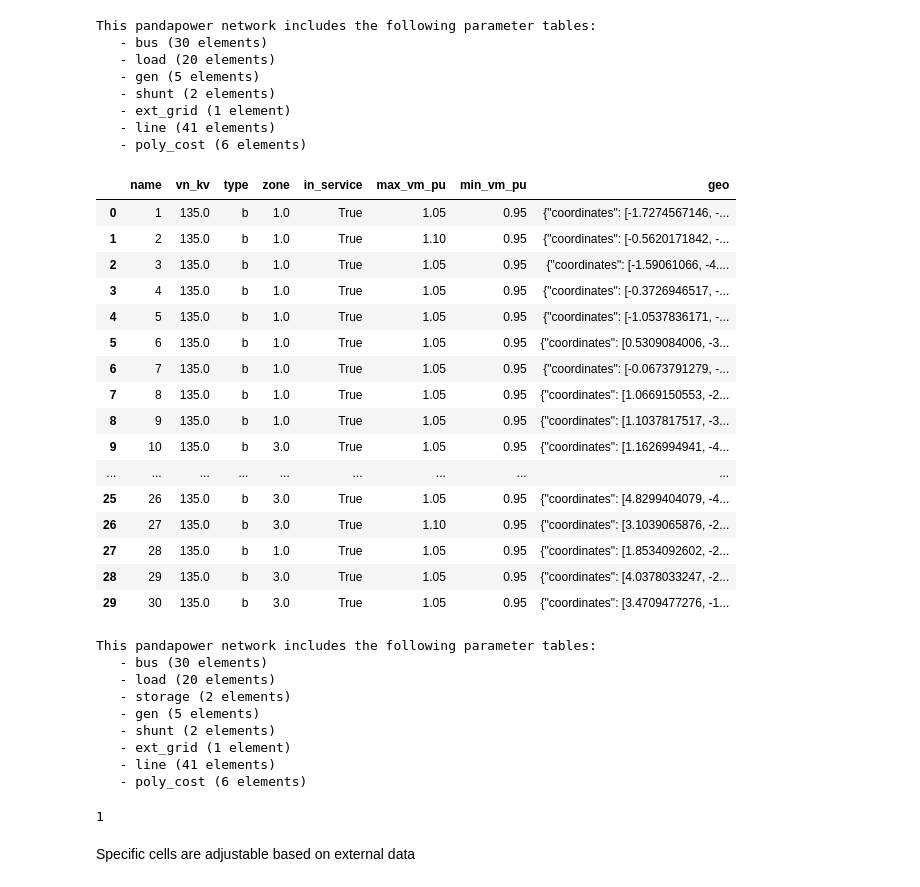
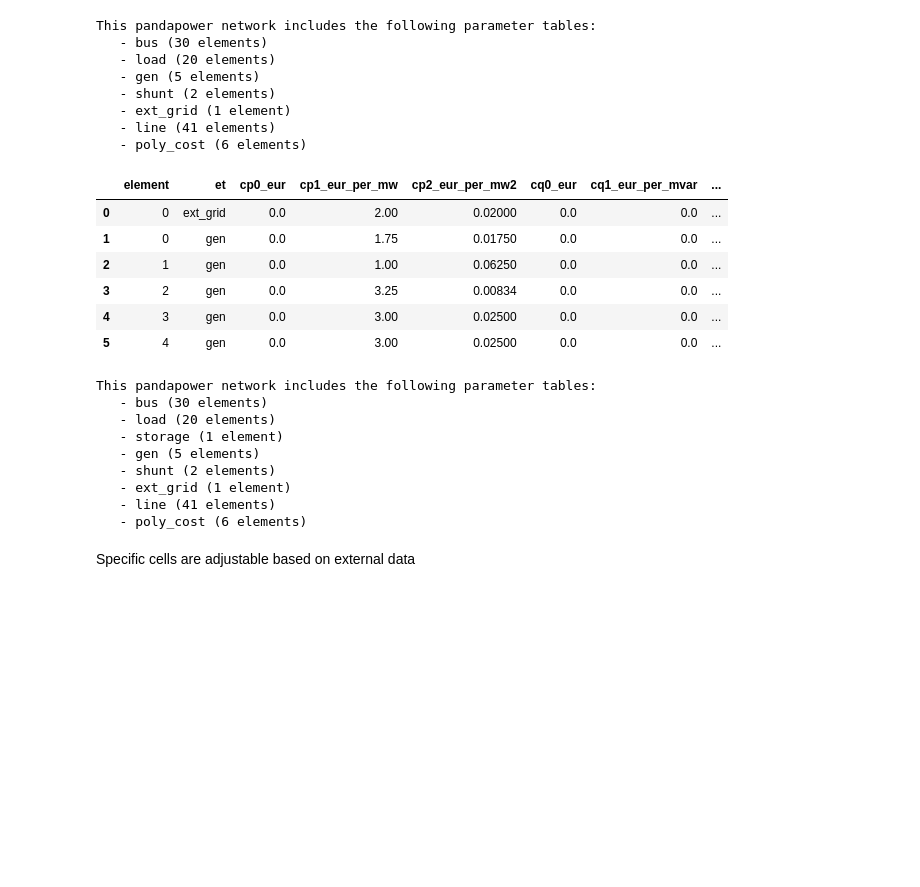
Before and after one commit to viktorcus/idp-grid-stability, a Jupyter notebook: src/gridtest.ipynb, the cells around one changed output. Drawn from its saved outputs; the diff is of its cells as text; code cells hidden in the pictures; blank space fills up the shorter version.

```diff
--- a/src/gridtest.ipynb
+++ b/src/gridtest.ipynb
@@ -53,28 +55,18 @@ This pandapower network includes the following parameter tables:
    - line (41 elements)
    - poly_cost (6 elements)
 # %%
-net.bus
+net.poly_cost
 # %% [output]
-|  | name | vn_kv | type | zone | in_service | max_vm_pu | min_vm_pu | geo |
-| 0 | 1 | 135.0 | b | 1.0 | True | 1.05 | 0.95 | {"coordinates": [-1.7274567146, -... |
-| 1 | 2 | 135.0 | b | 1.0 | True | 1.10 | 0.95 | {"coordinates": [-0.5620171842, -... |
-| 2 | 3 | 135.0 | b | 1.0 | True | 1.05 | 0.95 | {"coordinates": [-1.59061066, -4.... |
-| 3 | 4 | 135.0 | b | 1.0 | True | 1.05 | 0.95 | {"coordinates": [-0.3726946517, -... |
-| 4 | 5 | 135.0 | b | 1.0 | True | 1.05 | 0.95 | {"coordinates": [-1.0537836171, -... |
-| 5 | 6 | 135.0 | b | 1.0 | True | 1.05 | 0.95 | {"coordinates": [0.5309084006, -3... |
-| 6 | 7 | 135.0 | b | 1.0 | True | 1.05 | 0.95 | {"coordinates": [-0.0673791279, -... |
-| 7 | 8 | 135.0 | b | 1.0 | True | 1.05 | 0.95 | {"coordinates": [1.0669150553, -2... |
-| 8 | 9 | 135.0 | b | 1.0 | True | 1.05 | 0.95 | {"coordinates": [1.1037817517, -3... |
-| 9 | 10 | 135.0 | b | 3.0 | True | 1.05 | 0.95 | {"coordinates": [1.1626994941, -4... |
-| ... | ... | ... | ... | ... | ... | ... | ... | ... |
-| 25 | 26 | 135.0 | b | 3.0 | True | 1.05 | 0.95 | {"coordinates": [4.8299404079, -4... |
-| 26 | 27 | 135.0 | b | 3.0 | True | 1.10 | 0.95 | {"coordinates": [3.1039065876, -2... |
-| 27 | 28 | 135.0 | b | 1.0 | True | 1.05 | 0.95 | {"coordinates": [1.8534092602, -2... |
-| 28 | 29 | 135.0 | b | 3.0 | True | 1.05 | 0.95 | {"coordinates": [4.0378033247, -2... |
-| 29 | 30 | 135.0 | b | 3.0 | True | 1.05 | 0.95 | {"coordinates": [3.4709477276, -1... |
+|  | element | et | cp0_eur | cp1_eur_per_mw | cp2_eur_per_mw2 | cq0_eur | cq1_eur_per_mvar | ... |
+| 0 | 0 | ext_grid | 0.0 | 2.00 | 0.02000 | 0.0 | 0.0 | ... |
+| 1 | 0 | gen | 0.0 | 1.75 | 0.01750 | 0.0 | 0.0 | ... |
+| 2 | 1 | gen | 0.0 | 1.00 | 0.06250 | 0.0 | 0.0 | ... |
+| 3 | 2 | gen | 0.0 | 3.25 | 0.00834 | 0.0 | 0.0 | ... |
+| 4 | 3 | gen | 0.0 | 3.00 | 0.02500 | 0.0 | 0.0 | ... |
+| 5 | 4 | gen | 0.0 | 3.00 | 0.02500 | 0.0 | 0.0 | ... |
 # %%
 store_el = create_storage(
-    net, 21,
+    net, 20,
     p_mw = 20,
     q_mvar = 0,
     controllable=True,
@@ -90,16 +82,12 @@ print(net)
 This pandapower network includes the following parameter tables:
    - bus (30 elements)
    - load (20 elements)
-   - storage (2 elements)
+   - storage (1 element)
    - gen (5 elements)
    - shunt (2 elements)
    - ext_grid (1 element)
    - line (41 elements)
    - poly_cost (6 elements)
-# %%
-store_el.item()
-# %% [output]
-1
 # %% [markdown]
 Specific cells are adjustable based on external data
 # %%
```
Also changed, not shown: parts of 15 cells of this notebook, 2 other files.
